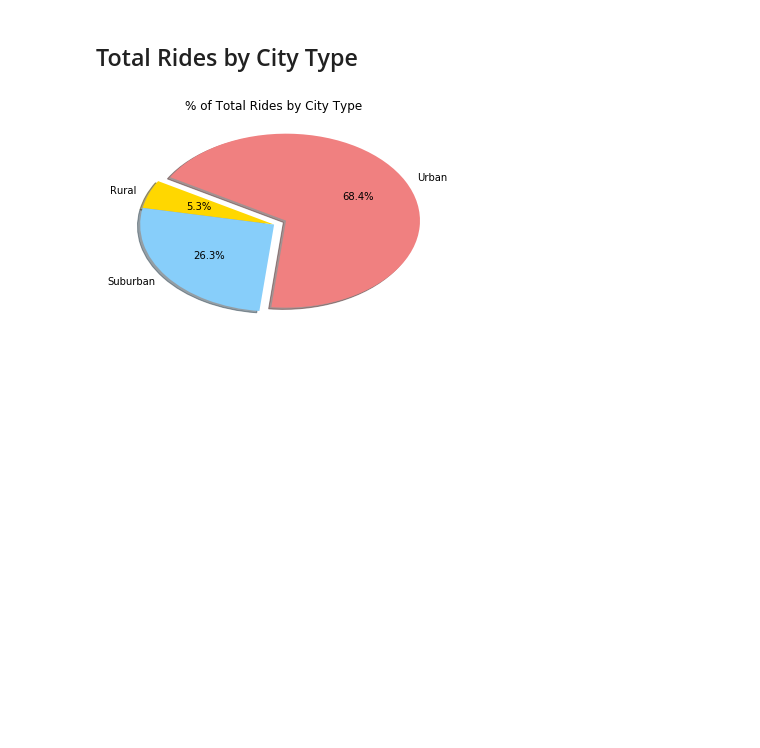
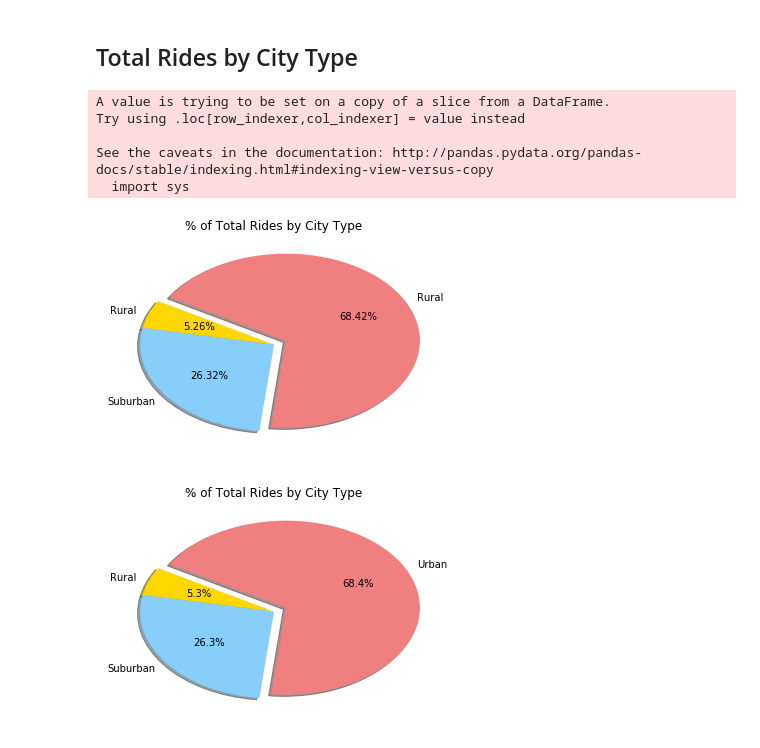
Before and after one commit to aaronhwoo/pyberhw, a Jupyter notebook: pyber_starter.ipynb, the cells around one changed output. Drawn from its saved outputs; the diff is of its cells as text; code cells hidden in the pictures; blank space fills up the shorter version.

```diff
--- a/pyber_starter.ipynb
+++ b/pyber_starter.ipynb
@@ -81,3 +141,35 @@ plt.show()
+# %%
+# Calculate Ride Percents
+
+total_rides = cities_fare_merged["Ride count"].sum()
+#total_rides
+
+rides_pie_info = merged_pd[["type","fare"]]
+rides_pie_info["Ride count"] = 1
+rides_pie_info= rides_pie_info.groupby("type")
+rides_pie_info = rides_pie_info.sum()
+rides_pie_info["percentage"] = rides_pie_info["Ride count"] / total_rides * 100
+rides_pie_info
+# Build Pie Chart
+
+labels = ["Rural", "Suburban", "Rural"]
+sizes = rides_pie_info["percentage"]
+colors = ["gold", "lightskyblue", "lightcoral"]
+explode = (0, 0, .1)
+
+plt.pie(sizes, explode=explode, labels=labels, colors=colors, autopct="%1.2f%%", shadow=True, startangle=150)
+plt.title("% of Total Rides by City Type")
+
+
+# Save Figure
+plt.savefig("percenttotalrides.png")
+# %% [output]
+A value is trying to be set on a copy of a slice from a DataFrame.
+Try using .loc[row_indexer,col_indexer] = value instead
+
+See the caveats in the documentation: http://pandas.pydata.org/pandas-docs/stable/indexing.html#indexing-view-versus-copy
+  import sys
+[figure, added]
 # %%
 # Show Figure
 plt.show()
```
Also changed, not shown: parts of 8 cells of this notebook.
